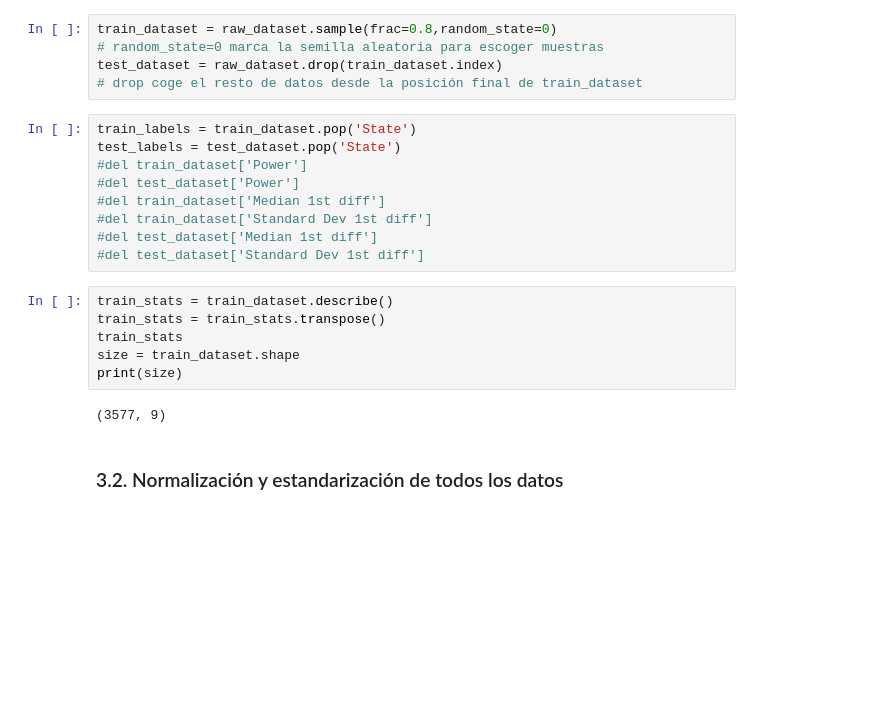
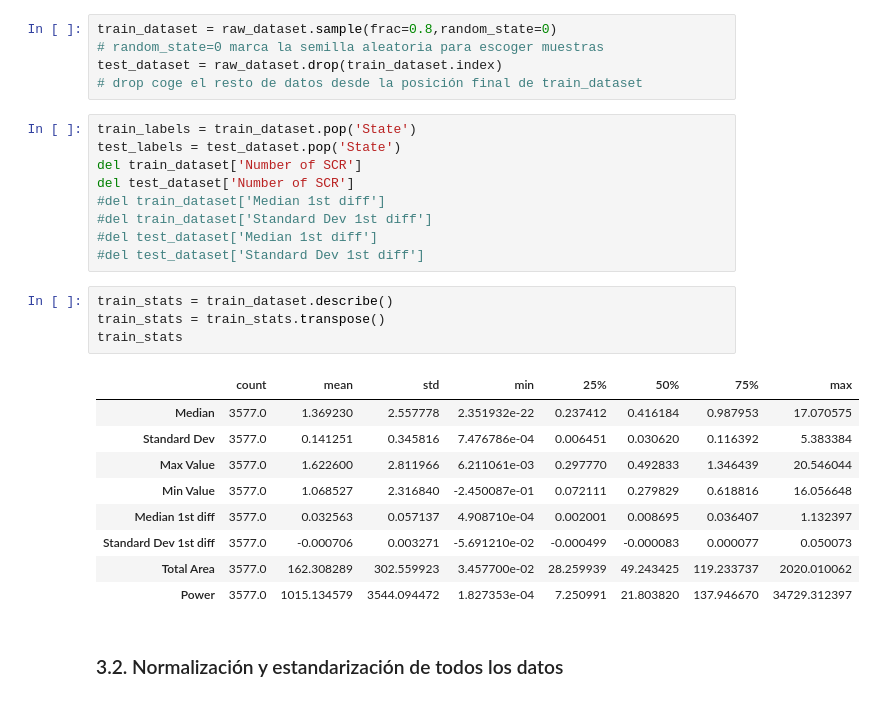
Before and after one commit to MariaEspFon/Scripts-propios, a Jupyter notebook: TensorFlow/CNN_model.ipynb, the cells around one changed output. Drawn from its saved outputs; the diff is of its cells as text; blank space fills up the shorter version.

```diff
--- a/TensorFlow/CNN_model.ipynb
+++ b/TensorFlow/CNN_model.ipynb
@@ -54,8 +54,8 @@ test_dataset = raw_dataset.drop(train_dataset.index)
 # %%
 train_labels = train_dataset.pop('State')
 test_labels = test_dataset.pop('State')
-#del train_dataset['Power']
-#del test_dataset['Power']
+del train_dataset['Number of SCR']
+del test_dataset['Number of SCR']
 #del train_dataset['Median 1st diff']
 #del train_dataset['Standard Dev 1st diff']
 #del test_dataset['Median 1st diff']
@@ -63,11 +63,17 @@ test_labels = test_dataset.pop('State')
 # %%
 train_stats = train_dataset.describe()
 train_stats = train_stats.transpose()
 train_stats
-size = train_dataset.shape
-print(size)
 # %% [output]
-(3577, 9)
+|  | count | mean | std | min | 25% | 50% | 75% | max |
+| Median | 3577.0 | 1.369230 | 2.557778 | 2.351932e-22 | 0.237412 | 0.416184 | 0.987953 | 17.070575 |
+| Standard Dev | 3577.0 | 0.141251 | 0.345816 | 7.476786e-04 | 0.006451 | 0.030620 | 0.116392 | 5.383384 |
+| Max Value | 3577.0 | 1.622600 | 2.811966 | 6.211061e-03 | 0.297770 | 0.492833 | 1.346439 | 20.546044 |
+| Min Value | 3577.0 | 1.068527 | 2.316840 | -2.450087e-01 | 0.072111 | 0.279829 | 0.618816 | 16.056648 |
+| Median 1st diff | 3577.0 | 0.032563 | 0.057137 | 4.908710e-04 | 0.002001 | 0.008695 | 0.036407 | 1.132397 |
+| Standard Dev 1st diff | 3577.0 | -0.000706 | 0.003271 | -5.691210e-02 | -0.000499 | -0.000083 | 0.000077 | 0.050073 |
+| Total Area | 3577.0 | 162.308289 | 302.559923 | 3.457700e-02 | 28.259939 | 49.243425 | 119.233737 | 2020.010062 |
+| Power | 3577.0 | 1015.134579 | 3544.094472 | 1.827353e-04 | 7.250991 | 21.803820 | 137.946670 | 34729.312397 |
 # %% [markdown]
 ### 3.2. Normalización y estandarización de todos los datos
 # %%
```
Also changed, not shown: parts of 7 cells of this notebook.
